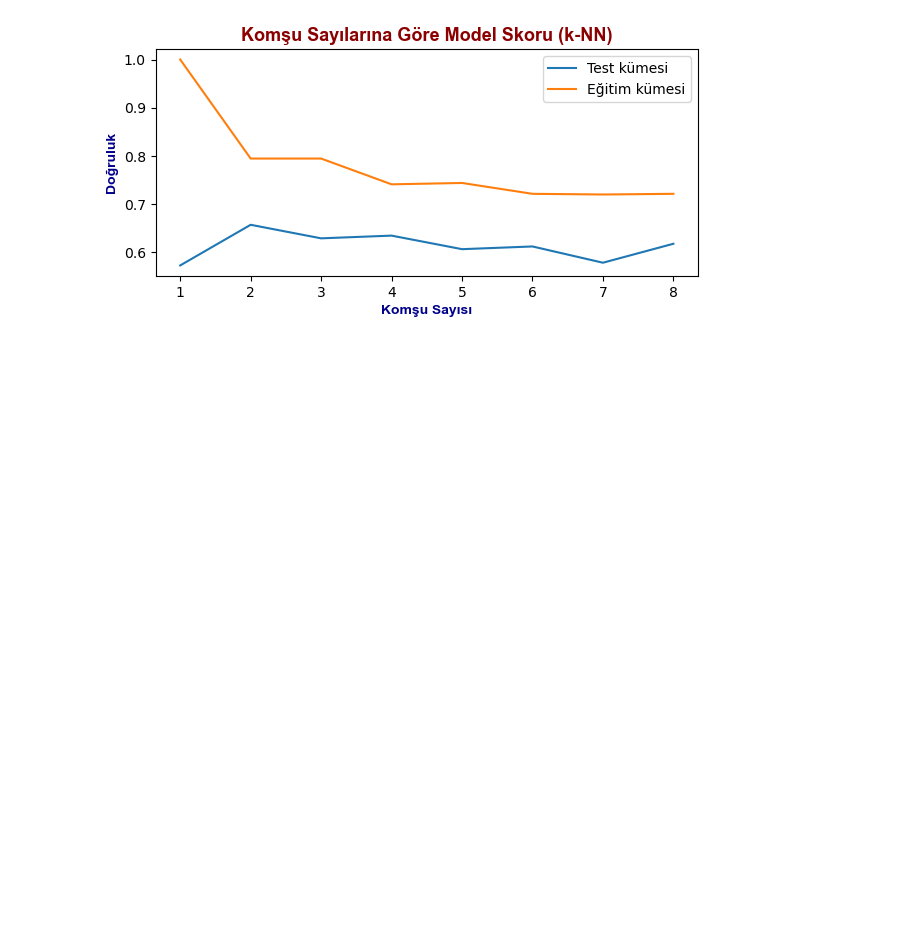
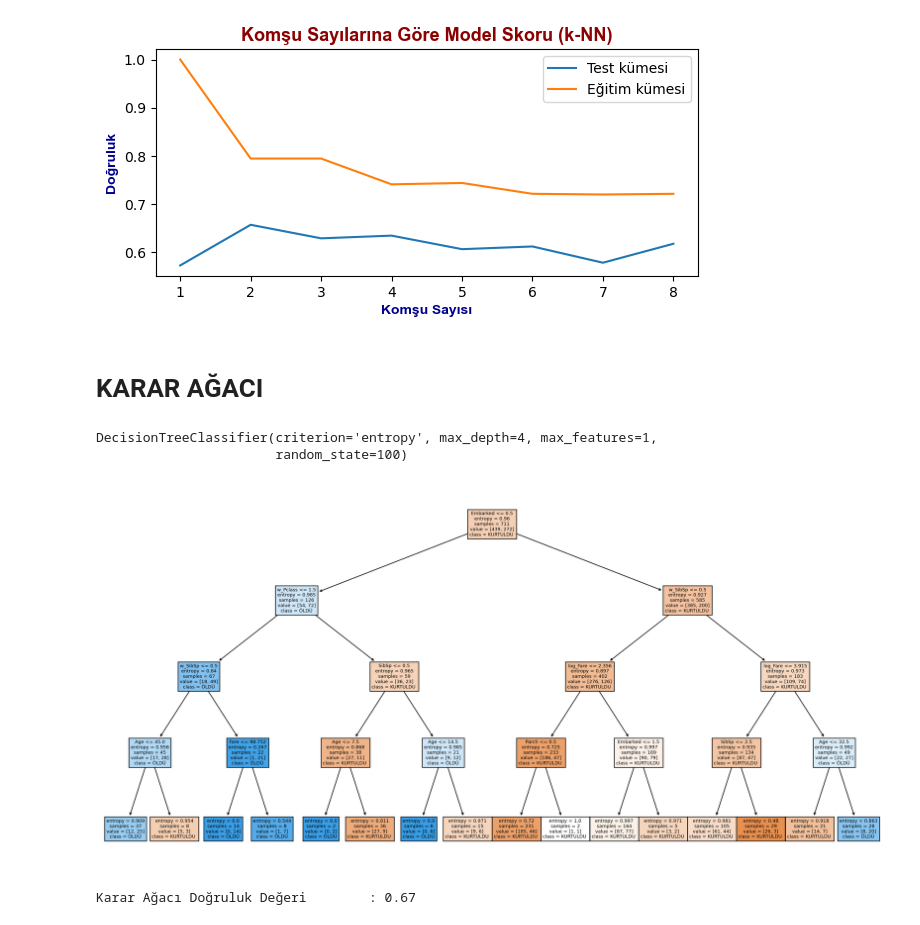
Before and after one commit to aytackolukisa/ML, a Jupyter notebook: Titanic2.ipynb, the cells around one changed output. Cells and saved outputs as stored; diff of their text form; code cells hidden in the pictures; blank space fills up the shorter version.

```diff
--- a/Titanic2.ipynb
+++ b/Titanic2.ipynb
@@ -245,3 +245,51 @@ plt.ylabel('Doğruluk', fontdict= eksen_font)
 plt.show()
 # %% [output]
 [figure]
+# %% [markdown]
+# KARAR AĞACI
+# %%
+from sklearn.tree import DecisionTreeClassifier, plot_tree
+
+import warnings
+warnings.filterwarnings('ignore')
+
+from sklearn.model_selection import train_test_split
+X_train, X_test, y_train, y_test = train_test_split(X, y, test_size=0.2, random_state = 40)
+# %%
+titanic_karar_agaci = DecisionTreeClassifier(criterion='entropy', max_features=1,
+                                     max_depth=4,random_state = 100)
+titanic_karar_agaci.fit(X_train, y_train)
+# %% [output]
+DecisionTreeClassifier(criterion='entropy', max_depth=4, max_features=1,
+                       random_state=100)
+# %%
+karar_agaci = DecisionTreeClassifier(
+    criterion='entropy',
+    max_features=1,
+    max_depth=4,
+    random_state = 1337
+)
+
+X = X_train
+y = y_train
+
+karar_agaci.fit(X, y)
+
+from sklearn import tree
+plt.figure(figsize=(20, 10), dpi=200)
+tree.plot_tree(decision_tree = karar_agaci,
+               feature_names=X.columns,
+               class_names=['KURTULDU ', 'ÖLDÜ'],
+               filled = True
+              )
+plt.show()
+# %% [output]
+[figure, added]
+# %%
+from sklearn.metrics import accuracy_score
+y_tahmin_ka = titanic_karar_agaci.predict(X_test)
+
+
+print("Karar Ağacı Doğruluk Değeri        : {:.2f}".format(accuracy_score(y_test, y_tahmin_ka)))
+# %% [output]
+Karar Ağacı Doğruluk Değeri        : 0.67
```
